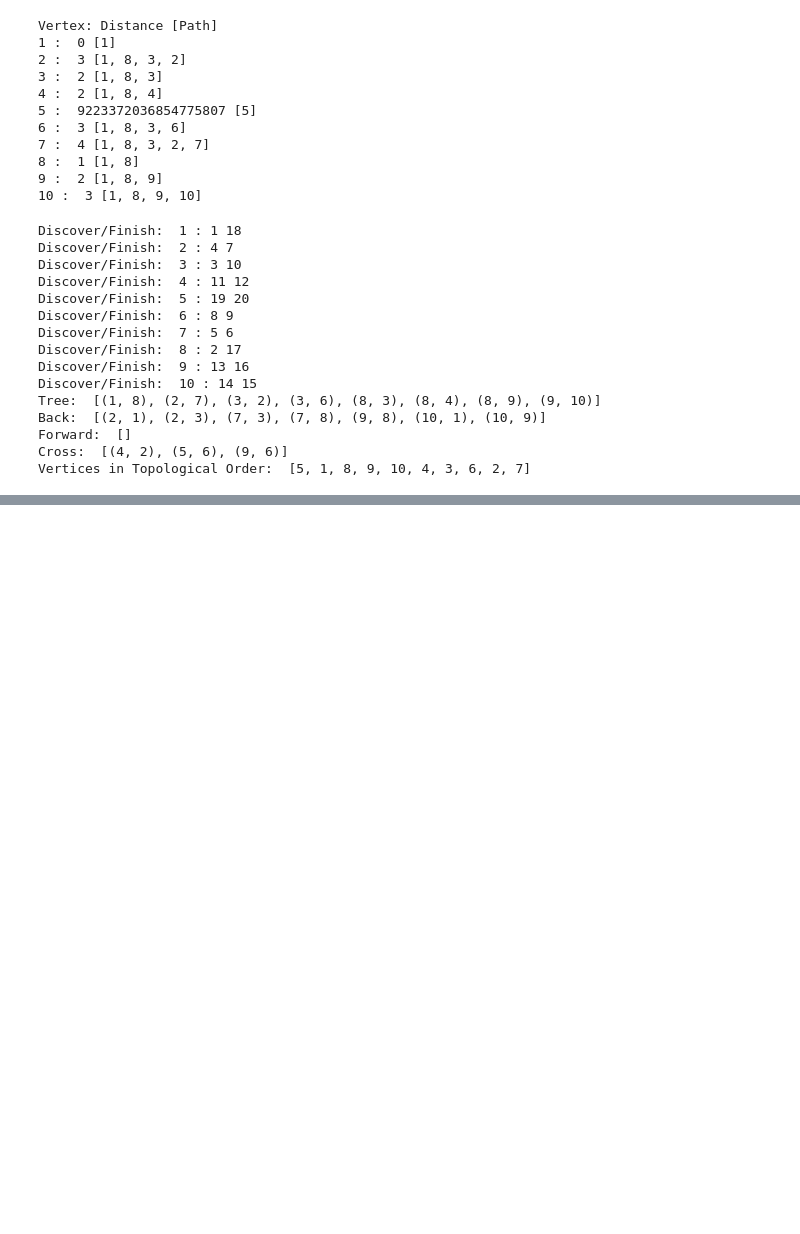
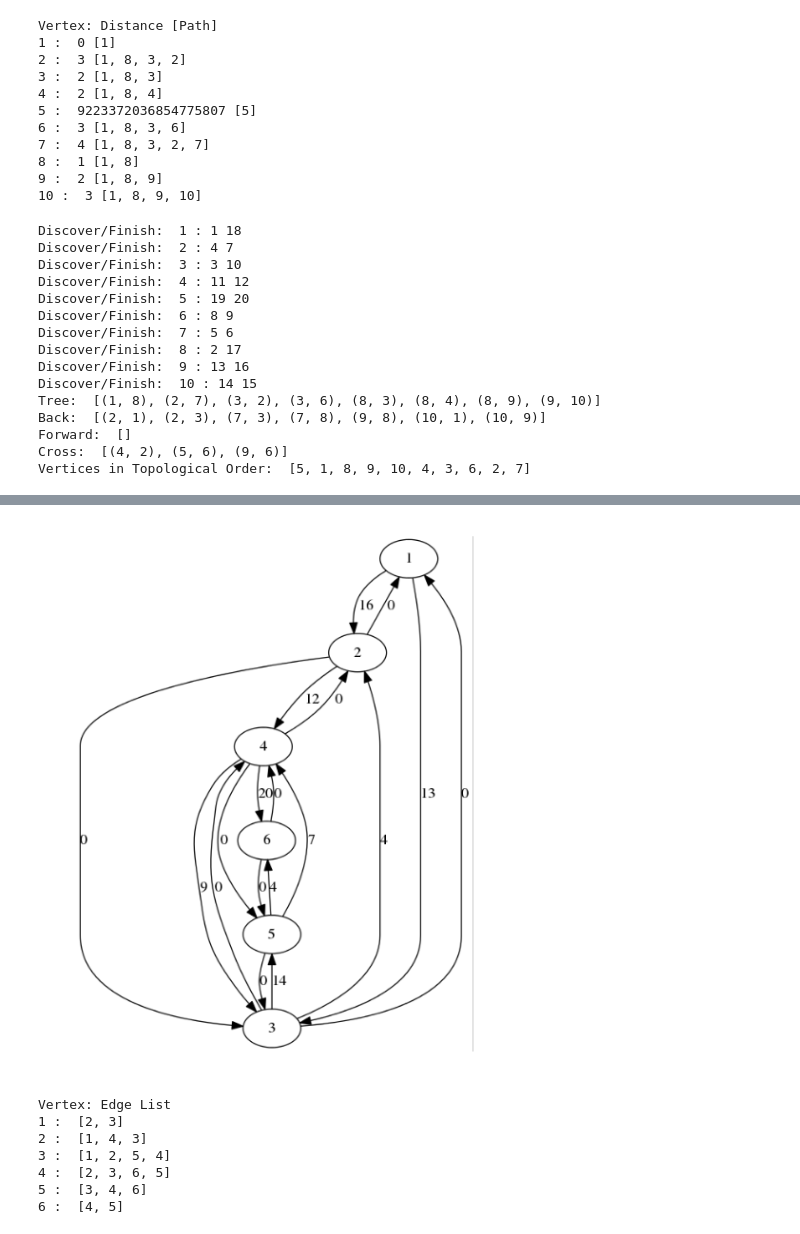
Before and after one commit to CarlosReyes1/c2017Fall, a Jupyter notebook: c174f17/Graphs.ipynb, the cells around one changed output, grey strips where cells are left out. Drawn from its saved outputs; the diff is of its cells as text; code cells hidden in the pictures; blank space fills up the shorter version.

```diff
--- a/c174f17/Graphs.ipynb
+++ b/c174f17/Graphs.ipynb
@@ -346,0 +402,24 @@ Vertices in Topological Order:  [5, 1, 8, 9, 10, 4, 3, 6, 2, 7]
+# %%
+Vaug = V[:]
+Eaug = {}
+Waug = {}
+for u in E:
+    for v in E.get(u, []):
+        e = Eaug.get(u,[])
+        e.append(v)
+        Eaug[u]=e
+        Waug[(u,v)]=w[(u,v)]
+        e = Eaug.get(v, [])
+        e.append(u)
+        Eaug[v] = e
+        Waug[(v,u)]=0
+GraphIt(Vaug, Eaug, Waug)
+# %% [output]
+[figure, added]
+Vertex: Edge List
+1 :  [2, 3]
+2 :  [1, 4, 3]
+3 :  [1, 2, 5, 4]
+4 :  [2, 3, 6, 5]
+5 :  [3, 4, 6]
+6 :  [4, 5]
```
Also changed, not shown: parts of 5 cells of this notebook, 5 other files.
